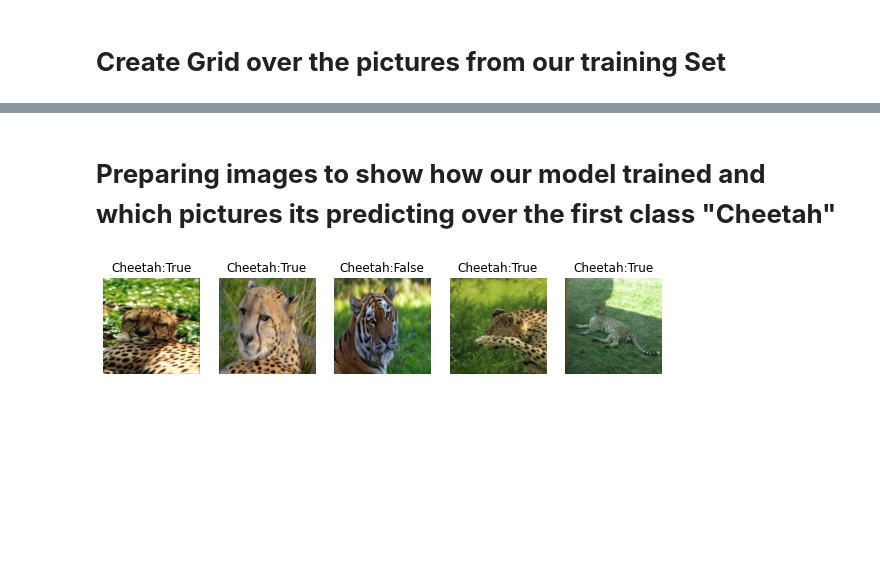
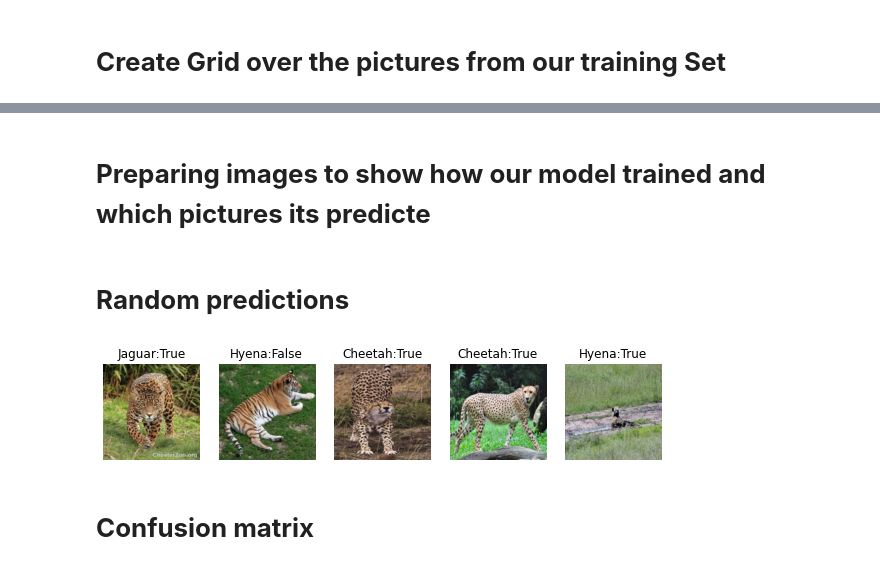
Before and after one commit to Omeritzio/Cheetah-Hyena-Jaguar-and-Tiger, a Jupyter notebook: cheetah-hyena-jaguar-and-tiger-classification.ipynb, the cells around one changed output, grey strips where cells are left out. Cells and saved outputs as stored; diff of their text form; code cells hidden in the pictures; blank space fills up the shorter version.

```diff
--- a/cheetah-hyena-jaguar-and-tiger-classification.ipynb
+++ b/cheetah-hyena-jaguar-and-tiger-classification.ipynb
@@ -139,0 +114,10 @@ for images, labels in trainloader:
+# %%
+# Change the final layer of ResNet50 Model for Transfer Learning
+fc_inputs = model .fc.in_features
+model.fc = nn.Sequential(
+    nn.Linear(fc_inputs, 256),
+    nn.ReLU(),
+    nn.Dropout(0.4),
+    nn.Linear(256, 10),
+    nn.LogSoftmax(dim=1) # For using NLLLoss()
+)
@@ -139,0 +126,7 @@ for images, labels in trainloader:
+# %%
+# Loss and optimizer
+criterion = nn.CrossEntropyLoss()
+optimizer = optim.SGD(model.parameters(), lr=0.0001)
+
+
+lrs = []
@@ -140,2 +140,2 @@ for images, labels in trainloader:
 # %%
-device = torch.device("cuda:0" if torch.cuda.is_available() else "cpu")
+device = torch.device("cuda" if torch.cuda.is_available() else "cpu")
@@ -143,0 +220,14 @@ device = torch.device("cuda:0" if torch.cuda.is_available() else "cpu")
+# %%
+with torch.no_grad():
+    correct = 0
+    total = 0
+    for images, labels in dataloaders['validation']:
+        images = images.to(device)
+        labels = labels.to(device)
+        outputs = model(images)
+        _, predicted = torch.max(outputs.data, 1)
+        total += labels.size(0)
+        correct += (predicted == labels).sum().item()
+        del images, labels, outputs
+    torch.save(model, 'Omermodel.pth')
+    print('Accuracy of the network on the {} test images: {} %'.format(400, 100 * correct / total))
@@ -311,7 +284,7 @@ ResNet(
   )
 )
 # %% [markdown]
-# **Preparing images to show how our model trained and which pictures its predicting over the first class "Cheetah"**
+# **Preparing images to show how our model trained and which pictures its predicte**
 # %%
 def get_random_images(num):
     data = datasets.ImageFolder(data_dir, transform=test_transforms)
@@ -337,16 +311,20 @@ def predict_image(image):
     return index
+# %% [markdown]
+# **Random predictions**
 # %%
+class_names = ['Cheetah','Hyena', 'Jaguar',  'Tiger']
+
 to_pil = transforms.ToPILImage()
 images, labels = get_random_images(5)
 fig=plt.figure(figsize=(10,10))
 for ii in range(len(images)):
     image = to_pil(images[ii])
     index = predict_image(image)
     sub = fig.add_subplot(1, len(images), ii+1)
     res = int(labels[ii]) == index
-    sub.set_title(str(classes[index]) + ":" + str(res))
+    sub.set_title(str(class_names[index]) + ":" + str(res))
     plt.axis('off')
     plt.imshow(image)
 plt.show()
 # %% [output]
-[figure, old version]
+[figure, new version]
@@ -352,0 +344,2 @@ plt.show()
+# %% [markdown]
+# **Confusion matrix**
```
Also changed, not shown: parts of 49 cells of this notebook.
